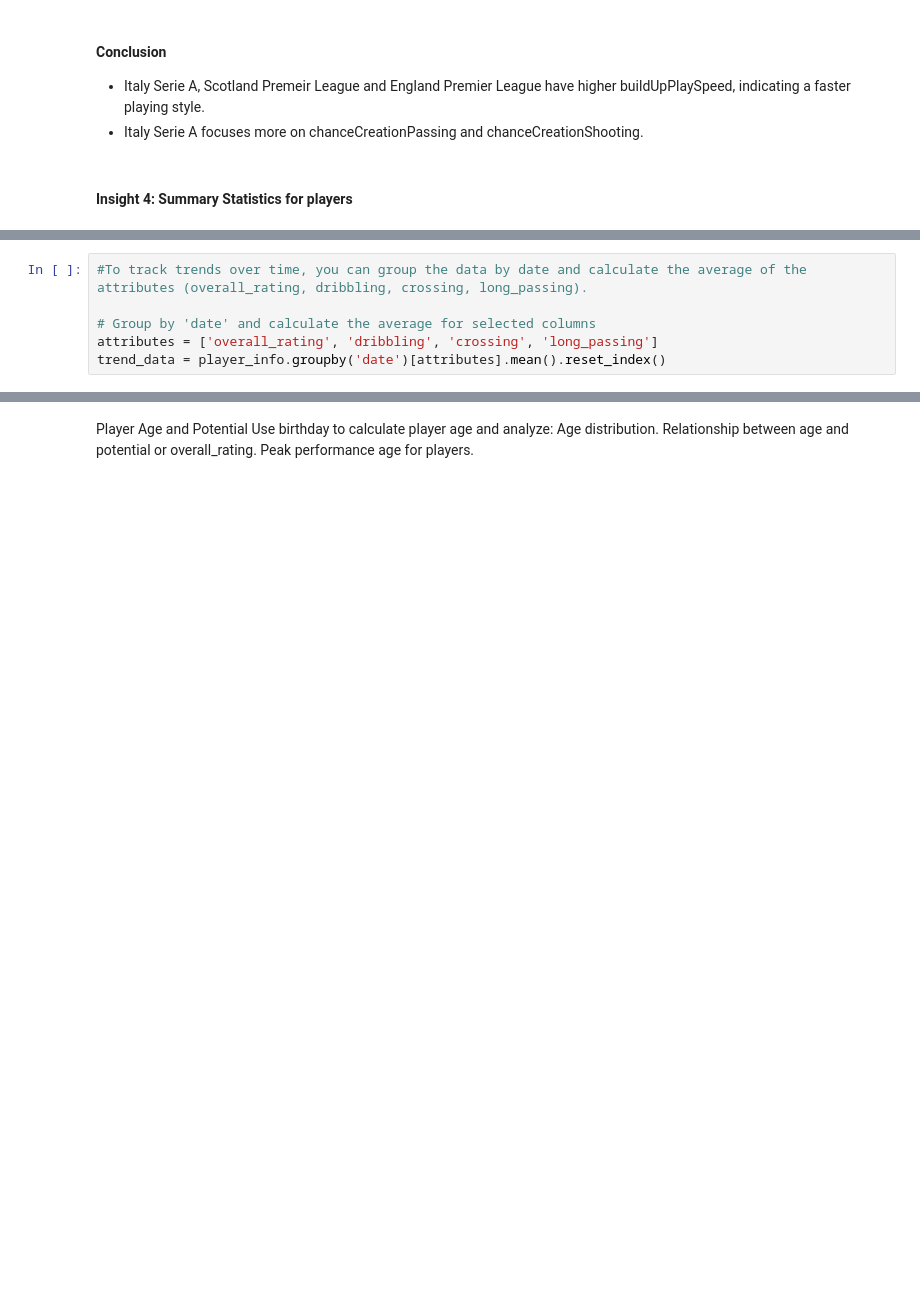
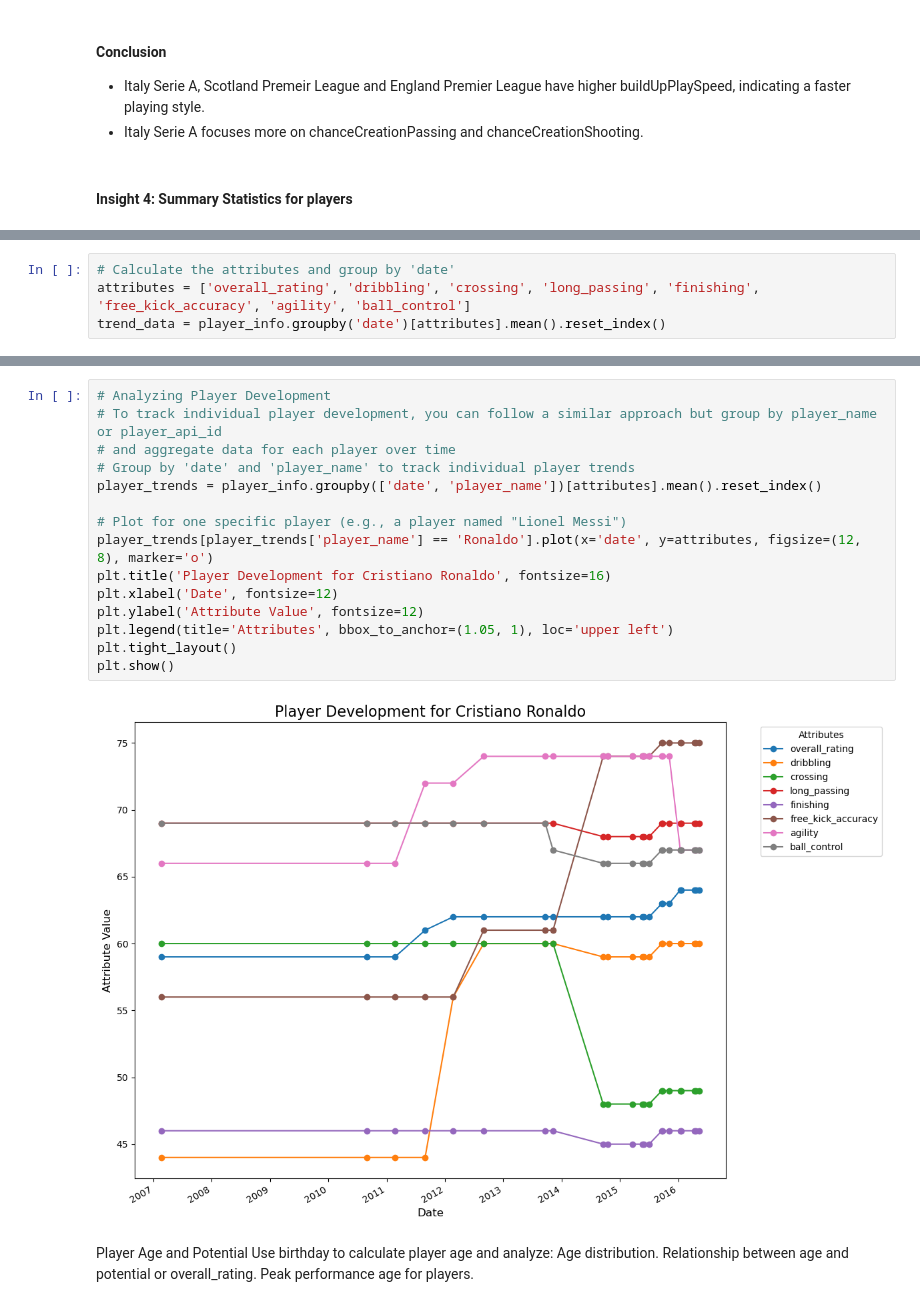
Before and after one commit to Daviedavie100/Investigating_dataset_project, a Jupyter notebook: Investigate_a_Dataset.ipynb, the cells around one changed output, grey strips where cells are left out. Cells and saved outputs as stored; diff of their text form; blank space fills up the shorter version.

```diff
--- a/Investigate_a_Dataset.ipynb
+++ b/Investigate_a_Dataset.ipynb
@@ -2329,8 +2372,6 @@ player_info['date'] = pd.to_datetime(player_info['date'])
 # %%
-#To track trends over time, you can group the data by date and calculate the average of the attributes (overall_rating, dribbling, crossing, long_passing).
-
-# Group by 'date' and calculate the average for selected columns
-attributes = ['overall_rating', 'dribbling', 'crossing', 'long_passing']
+# Calculate the attributes and group by 'date'
+attributes = ['overall_rating', 'dribbling', 'crossing', 'long_passing', 'finishing', 'free_kick_accuracy', 'agility', 'ball_control']
 trend_data = player_info.groupby('date')[attributes].mean().reset_index()
 # %%
 # Plot the trends
@@ -2378,3 +2432,20 @@ plt.show()
+# %%
+# Analyzing Player Development
+# To track individual player development, you can follow a similar approach but group by player_name or player_api_id
+# and aggregate data for each player over time
+# Group by 'date' and 'player_name' to track individual player trends
+player_trends = player_info.groupby(['date', 'player_name'])[attributes].mean().reset_index()
+
+# Plot for one specific player (e.g., a player named "Lionel Messi")
+player_trends[player_trends['player_name'] == 'Ronaldo'].plot(x='date', y=attributes, figsize=(12, 8), marker='o')
+plt.title('Player Development for Cristiano Ronaldo', fontsize=16)
+plt.xlabel('Date', fontsize=12)
+plt.ylabel('Attribute Value', fontsize=12)
+plt.legend(title='Attributes', bbox_to_anchor=(1.05, 1), loc='upper left')
+plt.tight_layout()
+plt.show()
+# %% [output]
+[figure, added]
 # %% [markdown]
 Player Age and Potential
 Use birthday to calculate player age and analyze:
```
Also changed, not shown: parts of 36 cells of this notebook.
